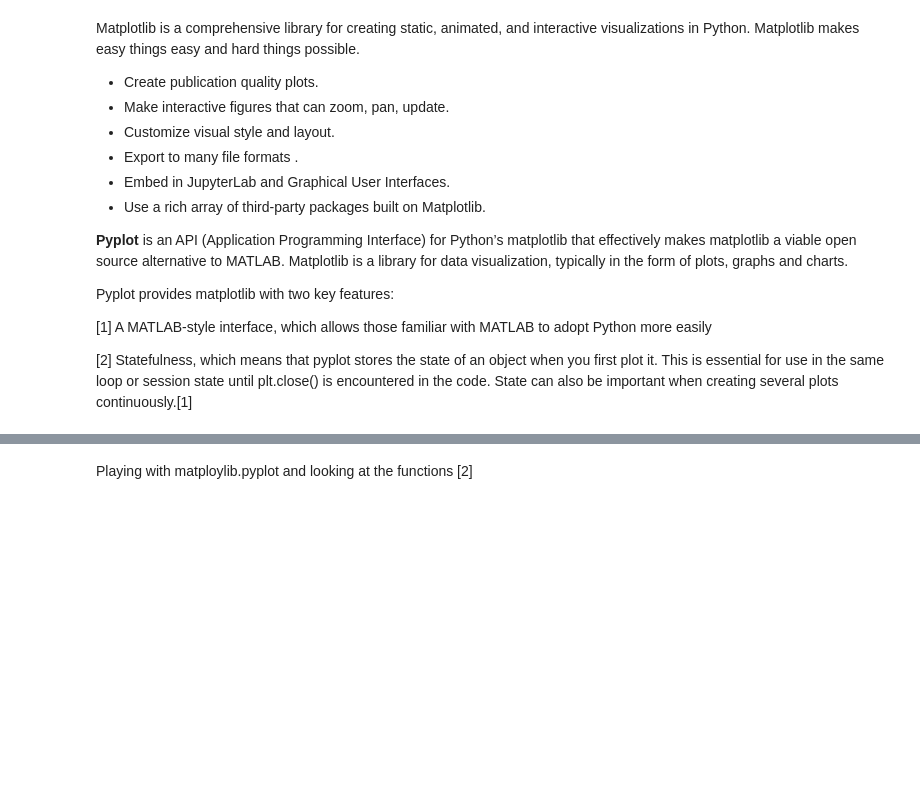
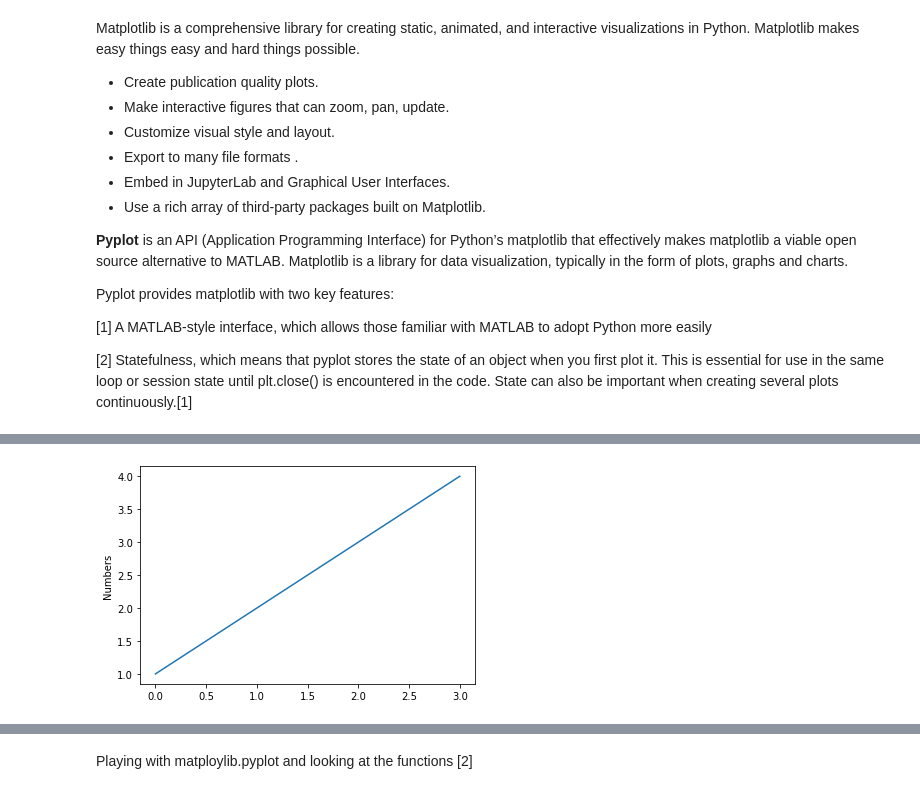
Before and after one commit to katel85/FundamentalsDA, a Jupyter notebook: pyplot.ipynb, the cells around one changed output, grey strips where cells are left out. Saved outputs shown, nothing was run; the diff lists cells and outputs as text; code cells hidden in the pictures; blank space fills up the shorter version.

```diff
--- a/pyplot.ipynb
+++ b/pyplot.ipynb
@@ -23,0 +51,6 @@ import pandas as pd
+# %%
+plt.plot([1, 2, 3, 4])
+plt.ylabel('Numbers')
+plt.show()
+# %% [output]
+[figure, added]
```
Also changed, not shown: parts of 17 cells of this notebook.
